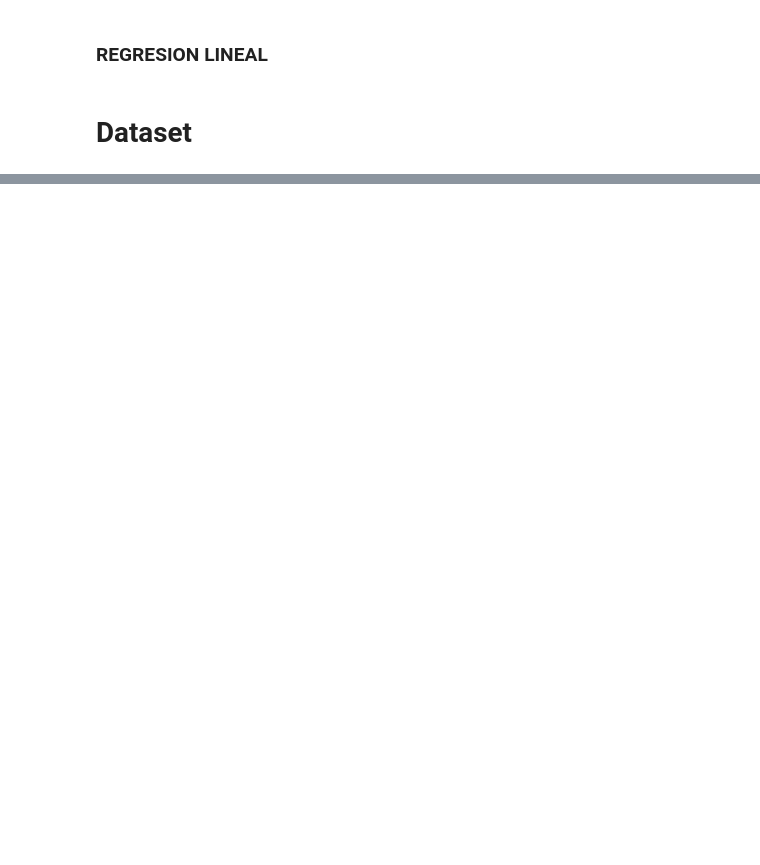
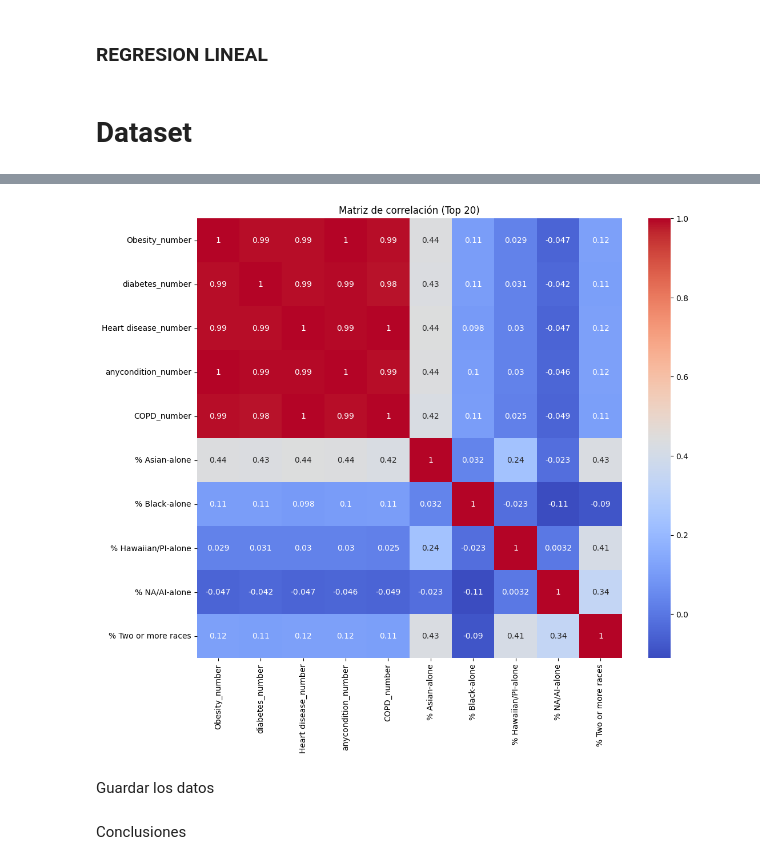
Before and after one commit to 4GeeksAcademy/iddalycastro-eda, a Jupyter notebook: src/03-linear-regression-reg.ipynb, the cells around one changed output, grey strips where cells are left out. Cells and saved outputs as stored; diff of their text form; code cells hidden in the pictures; blank space fills up the shorter version.

```diff
--- a/src/03-linear-regression-reg.ipynb
+++ b/src/03-linear-regression-reg.ipynb
@@ -18,0 +142,10 @@ df.head()
+# %%
+subset_cols = correlaciones.head(10).index
+plt.figure(figsize=(12, 10))
+sns.heatmap(total_data[subset_cols].corr(), cmap='coolwarm', annot=True)
+plt.title("Matriz de correlación (Top 20)")
+plt.show()
+# %% [output]
+[figure, added]
+# %% [markdown]
+Guardar los datos
@@ -18,0 +154,2 @@ df.head()
+# %% [markdown]
+Conclusiones
```
Also changed, not shown: parts of 37 cells of this notebook, 4 other files.
